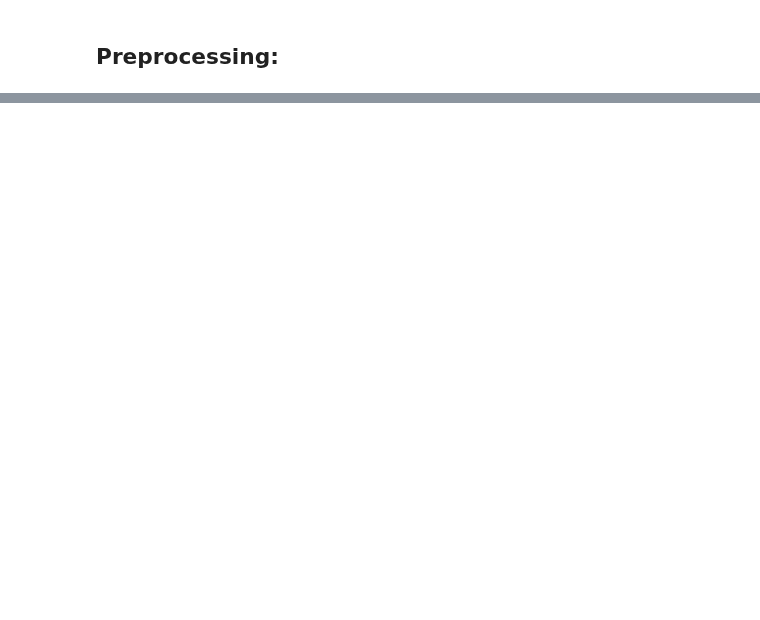
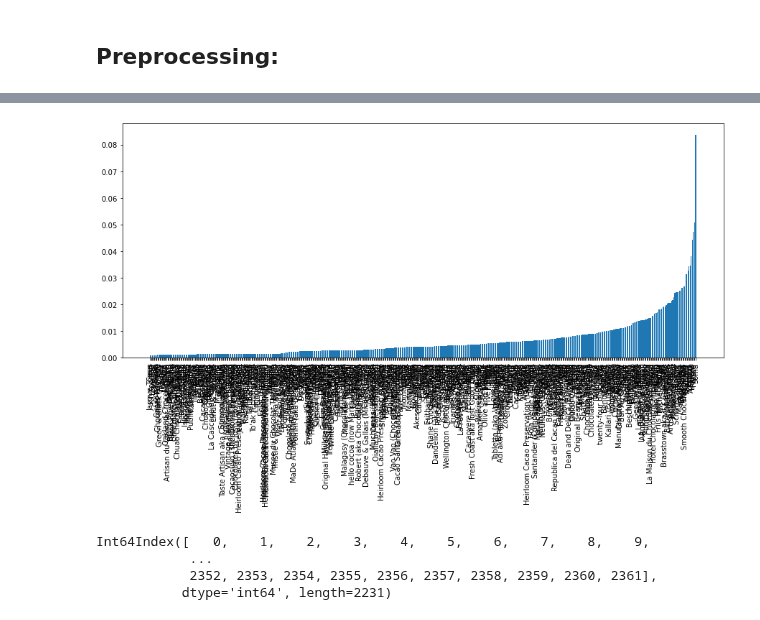
Before and after one commit to jchandleroneal/bsc-phase-three-project, a Jupyter notebook: notebooks/exploratory/mallory/data_scraping.ipynb, the cells around one changed output, grey strips where cells are left out. Cells and saved outputs as stored; diff of their text form; code cells hidden in the pictures; blank space fills up the shorter version.

```diff
--- a/notebooks/exploratory/mallory/data_scraping.ipynb
+++ b/notebooks/exploratory/mallory/data_scraping.ipynb
@@ -304,0 +398,27 @@ df
+# %%
+average_ratings_company_manufacturer = df.groupby('company_manufacturer')['rating'].mean().sort_values().to_dict()
+# %%
+company_manufacturer_counts = df['company_manufacturer'].value_counts(normalize=True).to_dict()
+# %%
+import matplotlib.pyplot as plt
+manufacturer_loc = df.company_manufacturer.unique()
+weighted_rating = []
+for manufacturer in manufacturer_loc:
+    count = company_manufacturer_counts[manufacturer]
+    rating = average_ratings_company_manufacturer[manufacturer]
+    weighted_rating.append(count * rating)
+sorted_vals = sorted(list(zip(weighted_rating, manufacturer_loc)))
+x = [val[1] for val in sorted_vals]
+y = [val[0] for val in sorted_vals]
+plt.figure(figsize=(15,6))
+plt.bar(x, y)
+plt.xticks(rotation=90);
+# %% [output]
+[figure, added]
+# %%
+df.comp_manufacturer_bin.index
+# %% [output]
+Int64Index([   0,    1,    2,    3,    4,    5,    6,    7,    8,    9,
+            ...
+            2352, 2353, 2354, 2355, 2356, 2357, 2358, 2359, 2360, 2361],
+           dtype='int64', length=2231)
```
Also changed, not shown: parts of 27 cells of this notebook, 1 other file.
